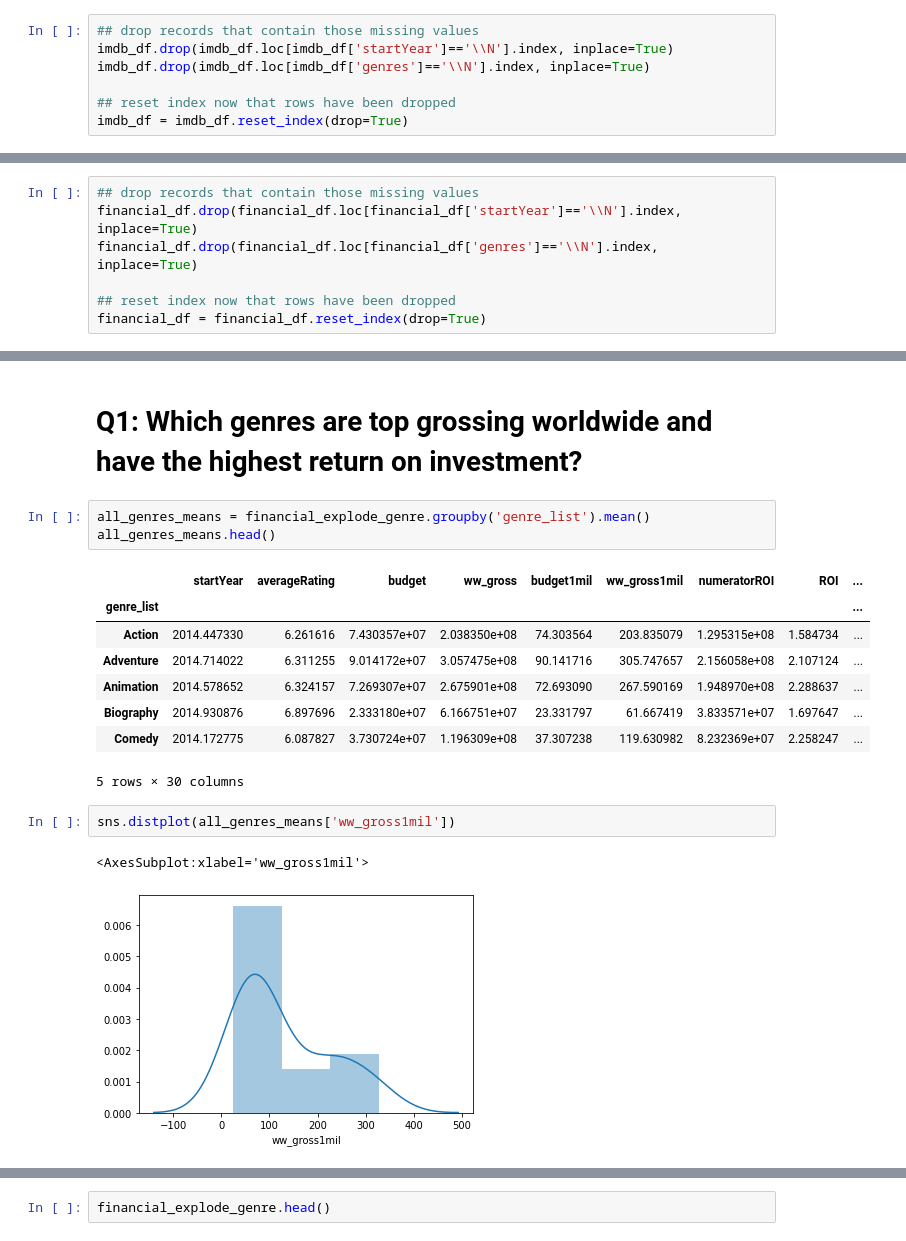
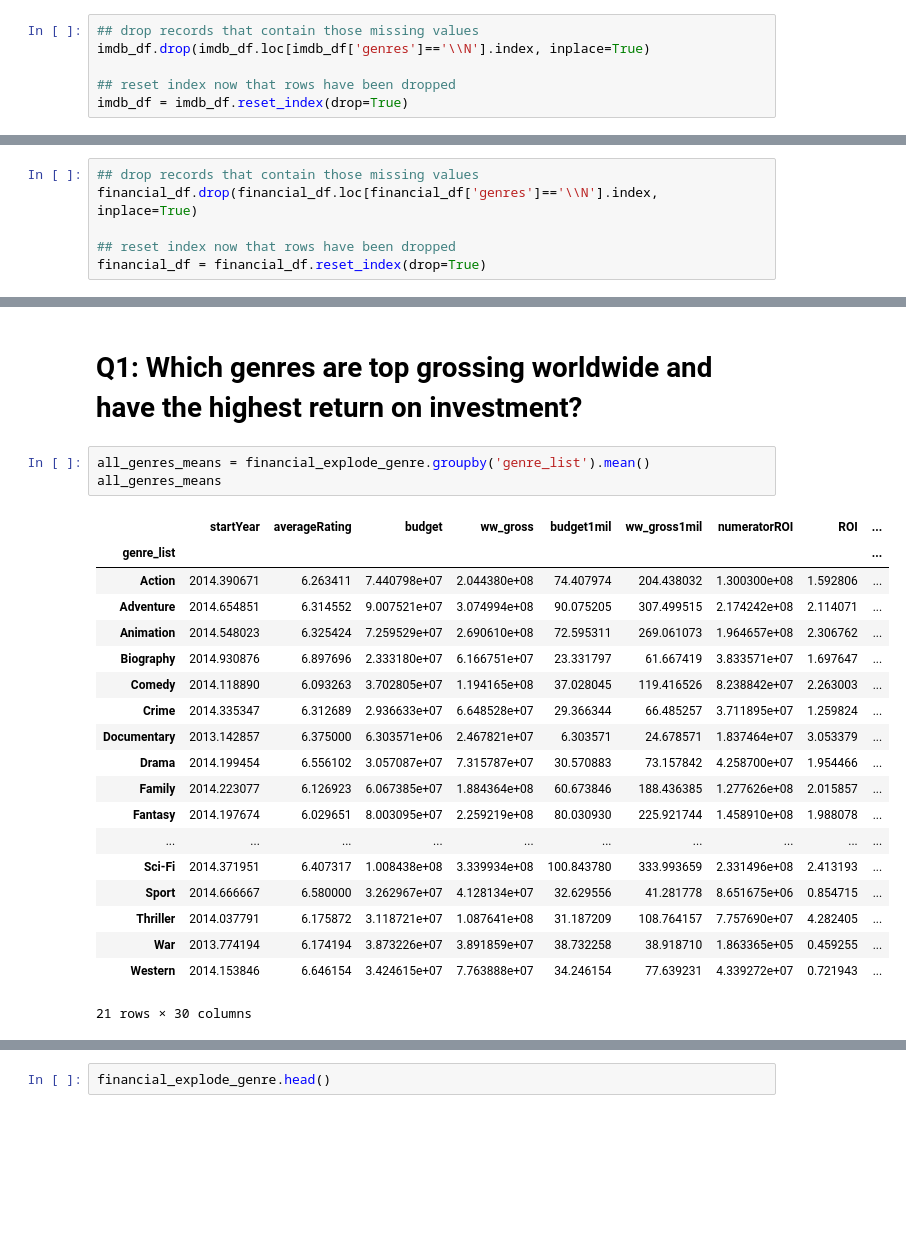
Before and after one commit to zero731/dsc-mod-1-project-v2-1-onl01-dtsc-ft-070620, a Jupyter notebook: student.ipynb, the cells around one changed output, grey strips where cells are left out. Drawn from its saved outputs; the diff is of its cells as text; blank space fills up the shorter version.

```diff
--- a/student.ipynb
+++ b/student.ipynb
@@ -282,7 +270,6 @@ genres: 896
 averageRating: 0
 # %%
 ## drop records that contain those missing values
-imdb_df.drop(imdb_df.loc[imdb_df['startYear']=='\\N'].index, inplace=True)
 imdb_df.drop(imdb_df.loc[imdb_df['genres']=='\\N'].index, inplace=True)
 
 ## reset index now that rows have been dropped
@@ -473,6 +455,5 @@ The only columns with missing values are 'startYear' and 'genres'. Since 'startY
 # %%
 ## drop records that contain those missing values
-financial_df.drop(financial_df.loc[financial_df['startYear']=='\\N'].index, inplace=True)
 financial_df.drop(financial_df.loc[financial_df['genres']=='\\N'].index, inplace=True)
 
 ## reset index now that rows have been dropped
@@ -664,18 +645,24 @@ financial_explode_genre.head()
 # Q1: Which genres are top grossing worldwide and have the highest return on investment?
 # %%
 all_genres_means = financial_explode_genre.groupby('genre_list').mean()
-all_genres_means.head()
+all_genres_means
 # %% [output]
 |  | startYear | averageRating | budget | ww_gross | budget1mil | ww_gross1mil | numeratorROI | ROI | ... |
 | genre_list |  |  |  |  |  |  |  |  | ... |
-| Action | 2014.447330 | 6.261616 | 7.430357e+07 | 2.038350e+08 | 74.303564 | 203.835079 | 1.295315e+08 | 1.584734 | ... |
-| Adventure | 2014.714022 | 6.311255 | 9.014172e+07 | 3.057475e+08 | 90.141716 | 305.747657 | 2.156058e+08 | 2.107124 | ... |
-| Animation | 2014.578652 | 6.324157 | 7.269307e+07 | 2.675901e+08 | 72.693090 | 267.590169 | 1.948970e+08 | 2.288637 | ... |
+| Action | 2014.390671 | 6.263411 | 7.440798e+07 | 2.044380e+08 | 74.407974 | 204.438032 | 1.300300e+08 | 1.592806 | ... |
+| Adventure | 2014.654851 | 6.314552 | 9.007521e+07 | 3.074994e+08 | 90.075205 | 307.499515 | 2.174242e+08 | 2.114071 | ... |
+| Animation | 2014.548023 | 6.325424 | 7.259529e+07 | 2.690610e+08 | 72.595311 | 269.061073 | 1.964657e+08 | 2.306762 | ... |
 | Biography | 2014.930876 | 6.897696 | 2.333180e+07 | 6.166751e+07 | 23.331797 | 61.667419 | 3.833571e+07 | 1.697647 | ... |
-| Comedy | 2014.172775 | 6.087827 | 3.730724e+07 | 1.196309e+08 | 37.307238 | 119.630982 | 8.232369e+07 | 2.258247 | ... |
+| Comedy | 2014.118890 | 6.093263 | 3.702805e+07 | 1.194165e+08 | 37.028045 | 119.416526 | 8.238842e+07 | 2.263003 | ... |
+| Crime | 2014.335347 | 6.312689 | 2.936633e+07 | 6.648528e+07 | 29.366344 | 66.485257 | 3.711895e+07 | 1.259824 | ... |
+| Documentary | 2013.142857 | 6.375000 | 6.303571e+06 | 2.467821e+07 | 6.303571 | 24.678571 | 1.837464e+07 | 3.053379 | ... |
+| Drama | 2014.199454 | 6.556102 | 3.057087e+07 | 7.315787e+07 | 30.570883 | 73.157842 | 4.258700e+07 | 1.954466 | ... |
+| Family | 2014.223077 | 6.126923 | 6.067385e+07 | 1.884364e+08 | 60.673846 | 188.436385 | 1.277626e+08 | 2.015857 | ... |
+| Fantasy | 2014.197674 | 6.029651 | 8.003095e+07 | 2.259219e+08 | 80.030930 | 225.921744 | 1.458910e+08 | 1.988078 | ... |
+| ... | ... | ... | ... | ... | ... | ... | ... | ... | ... |
+| Sci-Fi | 2014.371951 | 6.407317 | 1.008438e+08 | 3.339934e+08 | 100.843780 | 333.993659 | 2.331496e+08 | 2.413193 | ... |
+| Sport | 2014.666667 | 6.580000 | 3.262967e+07 | 4.128134e+07 | 32.629556 | 41.281778 | 8.651675e+06 | 0.854715 | ... |
+| Thriller | 2014.037791 | 6.175872 | 3.118721e+07 | 1.087641e+08 | 31.187209 | 108.764157 | 7.757690e+07 | 4.282405 | ... |
+| War | 2013.774194 | 6.174194 | 3.873226e+07 | 3.891859e+07 | 38.732258 | 38.918710 | 1.863365e+05 | 0.459255 | ... |
+| Western | 2014.153846 | 6.646154 | 3.424615e+07 | 7.763888e+07 | 34.246154 | 77.639231 | 4.339272e+07 | 0.721943 | ... |
-5 rows × 30 columns
+21 rows × 30 columns
-# %%
-sns.distplot(all_genres_means['ww_gross1mil'])
-# %% [output]
-<AxesSubplot:xlabel='ww_gross1mil'>
-[figure, removed]
```
Also changed, not shown: parts of 63 cells of this notebook.
